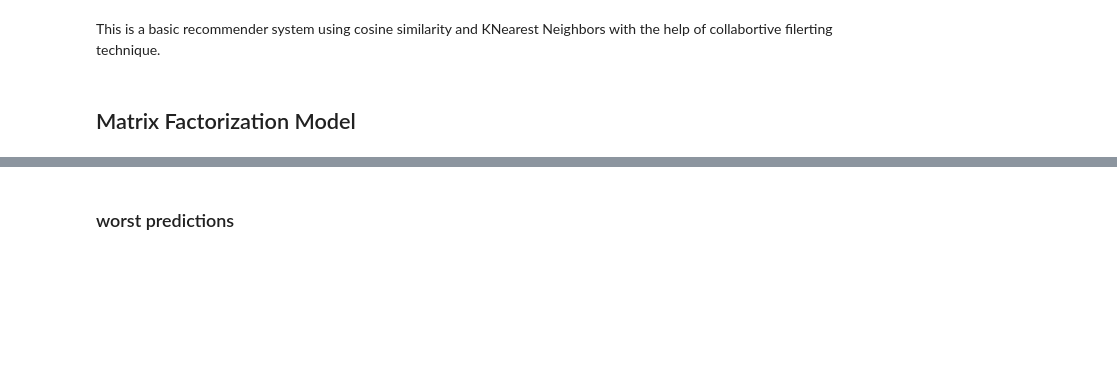
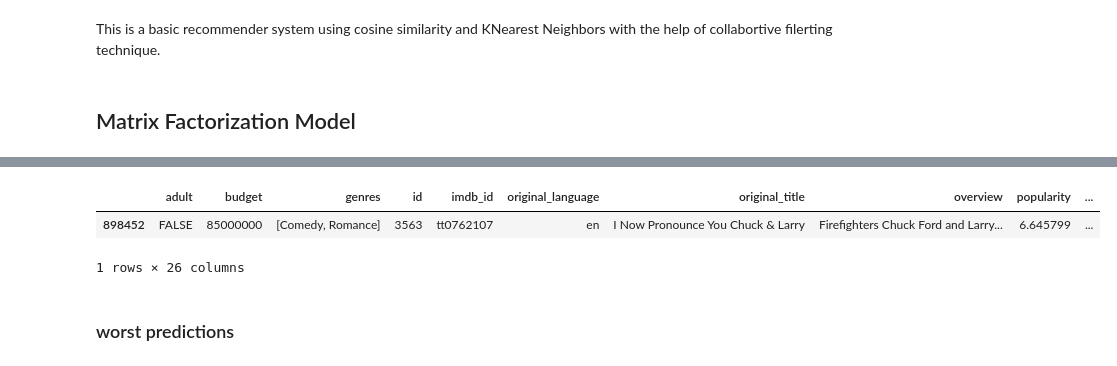
Before and after one commit to sathwikkes/Movie-Recommender-System, a Jupyter notebook: notebooks/3-RecommenderSystems.ipynb, the cells around one changed output, grey strips where cells are left out. Saved outputs shown, nothing was run; the diff lists cells and outputs as text; code cells hidden in the pictures; blank space fills up the shorter version.

```diff
--- a/notebooks/3-RecommenderSystems.ipynb
+++ b/notebooks/3-RecommenderSystems.ipynb
@@ -743,3 +743,9 @@ predictions_df.head()
+# %%
+ratings[(ratings.imdb_id == 'tt0762107') & (ratings.userId == 1602)]
+# %% [output]
+|  | adult | budget | genres | id | imdb_id | original_language | original_title | overview | popularity | ... |
+| 898452 | FALSE | 85000000 | [Comedy, Romance] | 3563 | tt0762107 | en | I Now Pronounce You Chuck & Larry | Firefighters Chuck Ford and Larry... | 6.645799 | ... |
+1 rows × 26 columns
 # %% [markdown]
 ### worst predictions
 # %%
```
Also changed, not shown: parts of 29 cells of this notebook, 2 other files.
